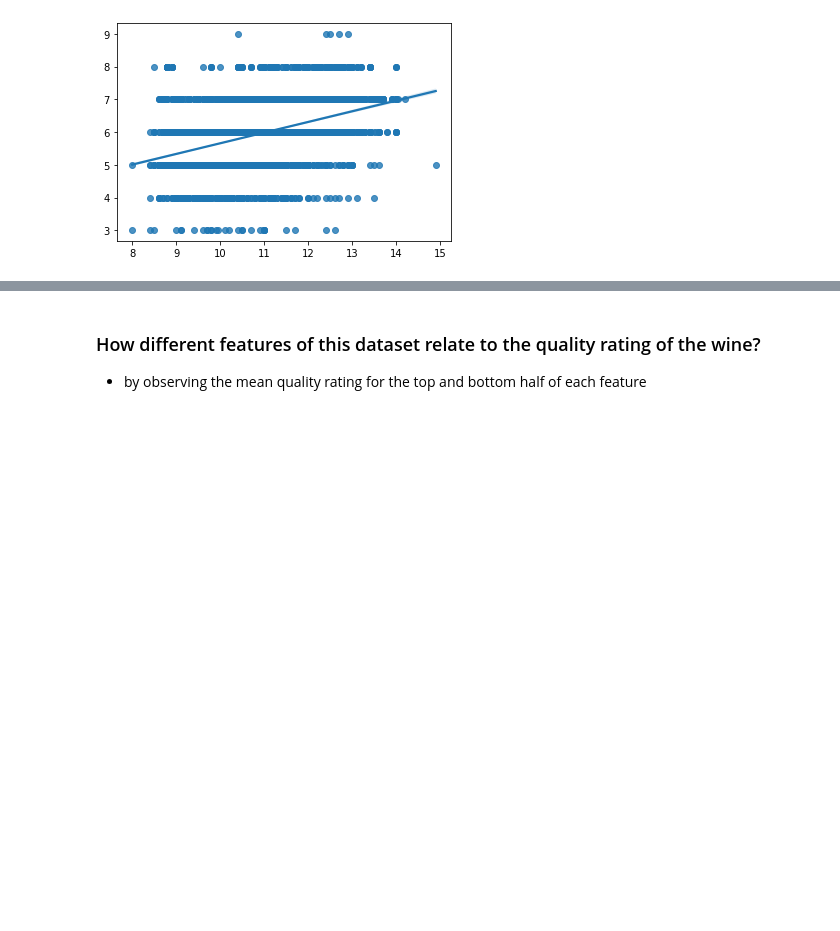
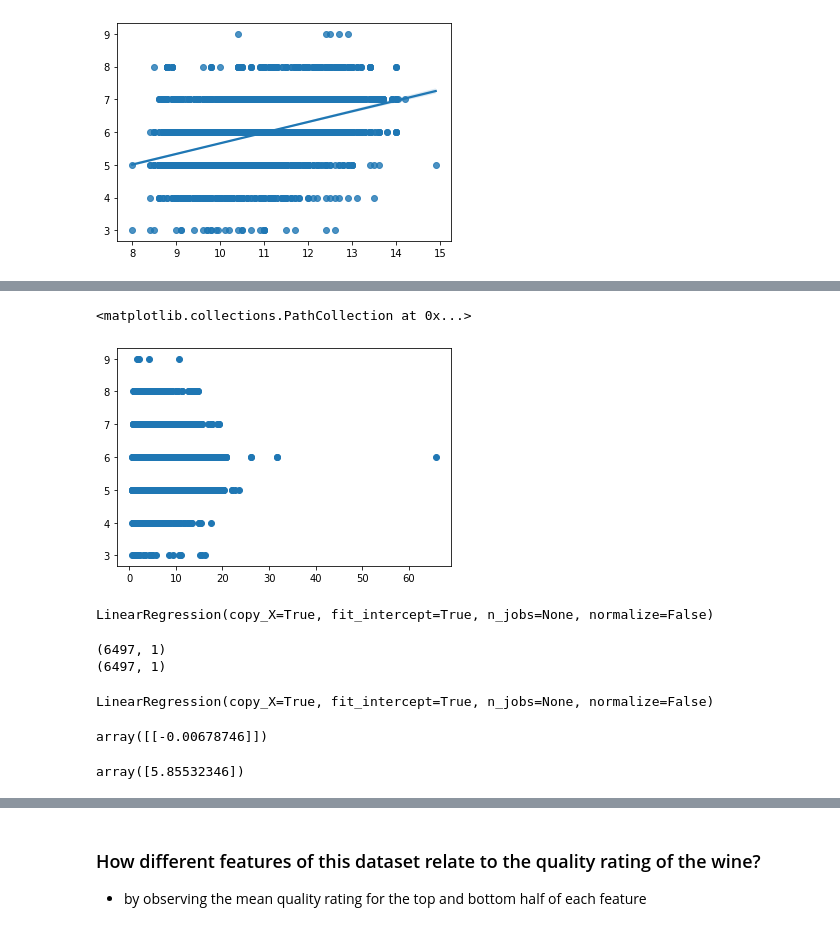
Before and after one commit to anitaguo49/Wine_Quality_Analysis, a Jupyter notebook: Wine_Quality_Analysis.ipynb, the cells around one changed output, grey strips where cells are left out. Saved outputs shown, nothing was run; the diff lists cells and outputs as text; code cells hidden in the pictures; blank space fills up the shorter version.

Commit message:
linear regression and classification

```diff
--- a/Wine_Quality_Analysis.ipynb
+++ b/Wine_Quality_Analysis.ipynb
@@ -97,0 +124,2 @@ sns.regplot(x,y, data=df)
+# %%
+y = df1['quality']
@@ -97,0 +130,5 @@ sns.regplot(x,y, data=df)
+# %%
+plt.scatter(X,y)
+# %% [output]
+<matplotlib.collections.PathCollection at 0x...>
+[figure, added]
@@ -97,0 +138,25 @@ sns.regplot(x,y, data=df)
+# %%
+model = LinearRegression(fit_intercept=True)
+model
+# %% [output]
+LinearRegression(copy_X=True, fit_intercept=True, n_jobs=None, normalize=False)
+# %%
+X = X[:, np.newaxis]
+y = y[:, np.newaxis]
+print(X.shape)
+print(y.shape)
+# %% [output]
+(6497, 1)
+(6497, 1)
+# %%
+model.fit(X,y)
+# %% [output]
+LinearRegression(copy_X=True, fit_intercept=True, n_jobs=None, normalize=False)
+# %%
+model.coef_
+# %% [output]
+array([[-0.00678746]])
+# %%
+model.intercept_
+# %% [output]
+array([5.85532346])
```
Also changed, not shown: parts of 17 cells of this notebook.
